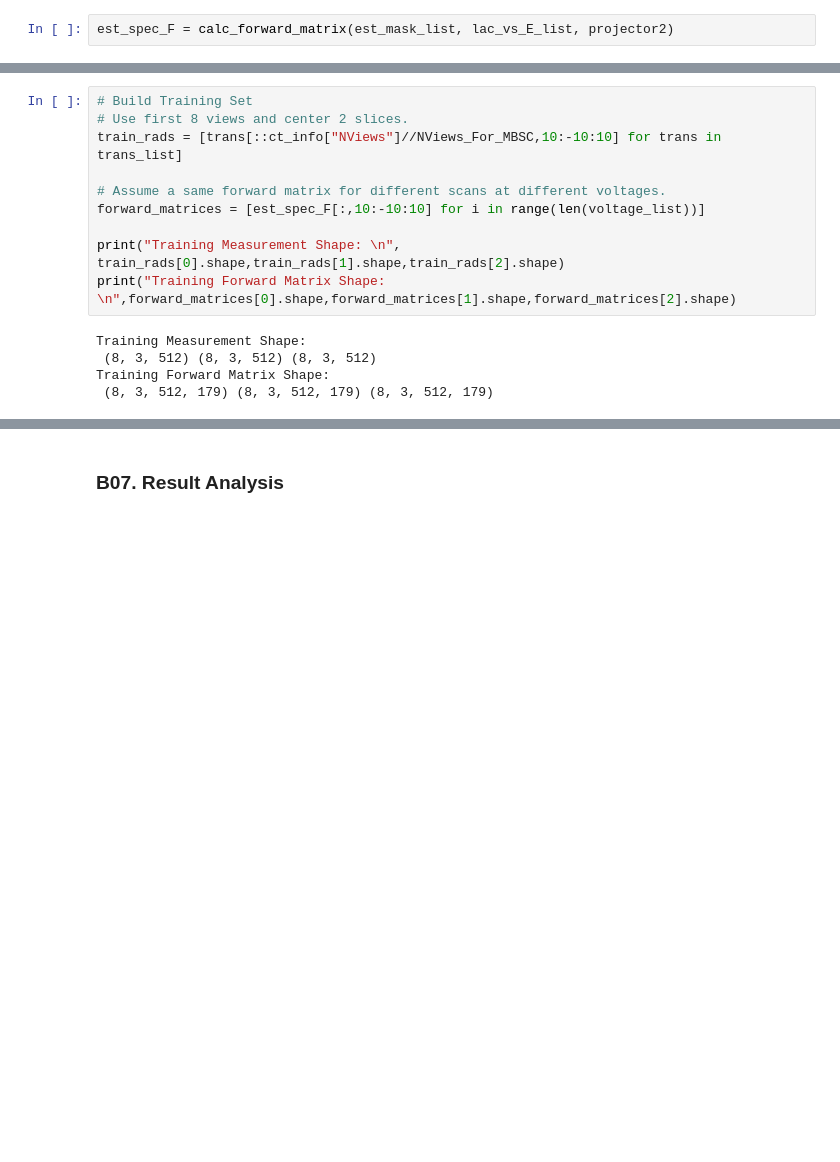
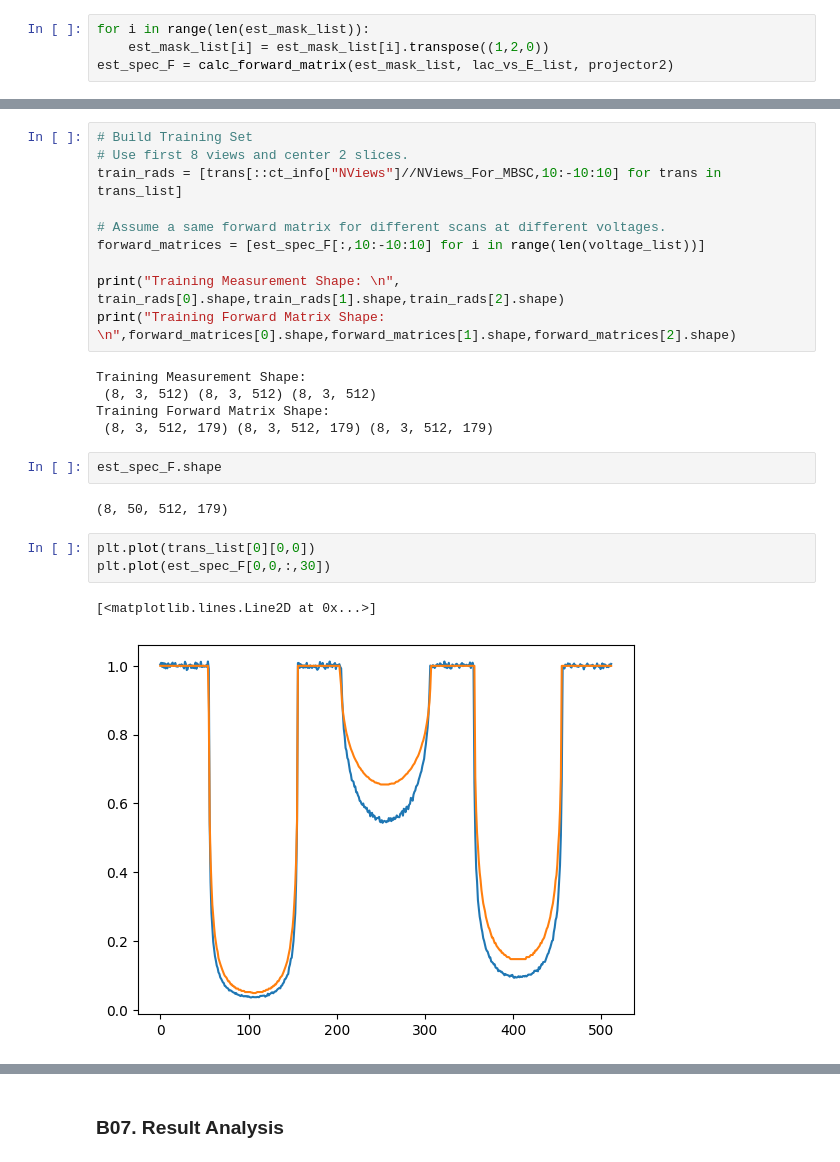
Before and after one commit to cabouman/xcal, a Jupyter notebook: examples/T02_Calibration_MBIRJAX.ipynb, the cells around one changed output, grey strips where cells are left out. Saved outputs shown, nothing was run; the diff lists cells and outputs as text; blank space fills up the shorter version.

```diff
--- a/examples/T02_Calibration_MBIRJAX.ipynb
+++ b/examples/T02_Calibration_MBIRJAX.ipynb
@@ -658,6 +658,8 @@ plt.show()
 NViews_For_MBSC = 8
 projector2 = fw_projector(angles[::ct_info["NViews"]//NViews_For_MBSC], num_rows=ct_info["shape"][0], num_channels=ct_info["shape"][1], delta_pixel=ct_info["psize"][0])
 # %%
+for i in range(len(est_mask_list)):
+    est_mask_list[i] = est_mask_list[i].transpose((1,2,0))
 est_spec_F = calc_forward_matrix(est_mask_list, lac_vs_E_list, projector2)
 # %% [output]
 ----
@@ -775,6 +777,16 @@ Training Measurement Shape:
  (8, 3, 512) (8, 3, 512) (8, 3, 512)
 Training Forward Matrix Shape:
  (8, 3, 512, 179) (8, 3, 512, 179) (8, 3, 512, 179)
+# %%
+est_spec_F.shape
+# %% [output]
+(8, 50, 512, 179)
+# %%
+plt.plot(trans_list[0][0,0])
+plt.plot(est_spec_F[0,0,:,30])
+# %% [output]
+[<matplotlib.lines.Line2D at 0x...>]
+[figure, added]
 # %%
 from xcal.estimate import Estimate
 
```
Also changed, not shown: parts of 1 cell of this notebook.
